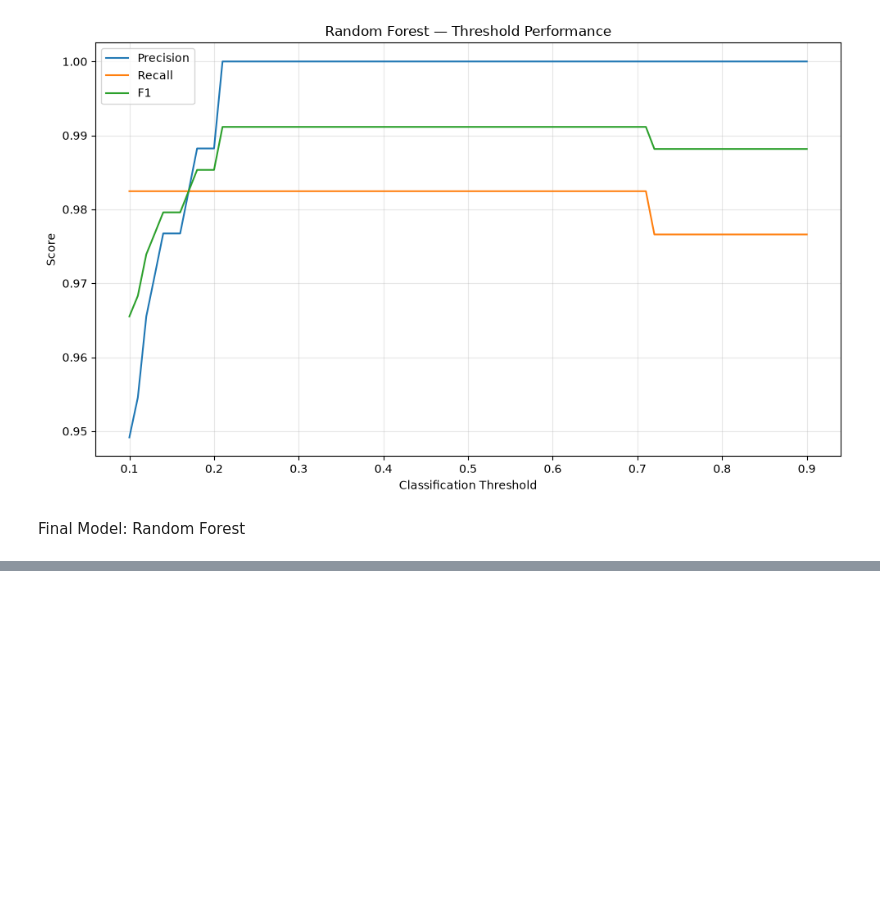
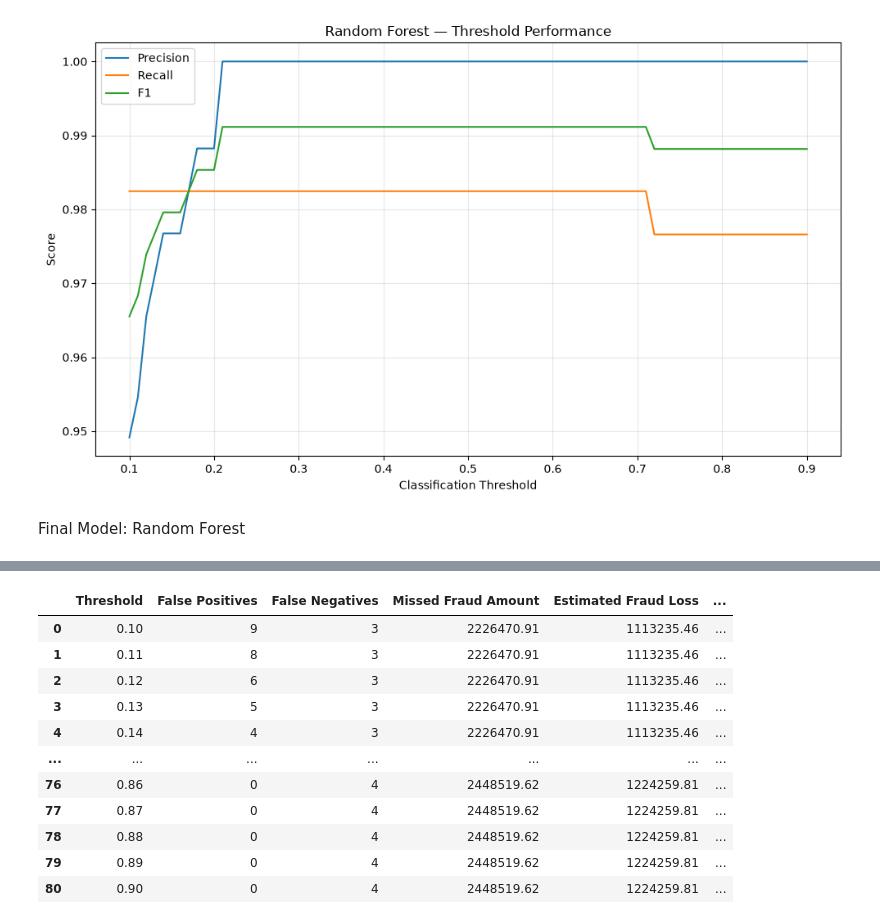
Before and after one commit to KarthikDaivadnya/FraudShield-AI, a Jupyter notebook: fraudshield_ai.ipynb, the cells around one changed output, grey strips where cells are left out. Saved outputs shown, nothing was run; the diff lists cells and outputs as text; code cells hidden in the pictures; blank space fills up the shorter version.

```diff
--- a/fraudshield_ai.ipynb
+++ b/fraudshield_ai.ipynb
@@ -5087,0 +5111,20 @@ Lowest fraudulent fraud probability:
+# %%
+# Inspect the false negatives at the current threshold of 0.21
+
+threshold = 0.21
+
+fn_mask = (
+    (y_val == 1) &
+    (rf_val_proba < threshold)
+)
+
+false_negatives = X_val.loc[fn_mask].copy()
+
+false_negatives["fraud_probability"] = rf_val_proba[fn_mask]
+false_negatives["actual"] = y_val[fn_mask]
+
+false_negatives = false_negatives.sort_values(
+    "fraud_probability"
+)
+
+false_negatives
@@ -5087,0 +5422,74 @@ Lowest fraudulent fraud probability:
+# %%
+# compare financial impact across thresholds
+
+financial_threshold_results = []
+
+exposure_rate = 0.50
+false_positive_cost = 500
+
+for threshold in thresholds:
+
+    threshold_pred = (
+        rf_val_proba >= threshold
+    ).astype(int)
+
+    actual_fraud_mask = (y_val == 1)
+    predicted_fraud_mask = (threshold_pred == 1)
+
+    fn_mask = (
+        actual_fraud_mask &
+        ~predicted_fraud_mask
+    )
+
+    fp_mask = (
+        ~actual_fraud_mask &
+        predicted_fraud_mask
+    )
+
+    fn_amount = X_val.loc[
+        fn_mask,
+        "amount"
+    ].sum()
+
+    fp_count = fp_mask.sum()
+
+    estimated_fraud_loss = (
+        fn_amount * exposure_rate
+    )
+
+    estimated_fp_cost = (
+        fp_count * false_positive_cost
+    )
+
+    total_cost = (
+        estimated_fraud_loss + estimated_fp_cost
+    )
+
+    financial_threshold_results.append({
+        "Threshold": threshold,
+        "False Positives": fp_count,
+        "False Negatives": fn_mask.sum(),
+        "Missed Fraud Amount": fn_amount,
+        "Estimated Fraud Loss": estimated_fraud_loss,
+        "Estimated FP Cost": estimated_fp_cost,
+        "Total Estimated Cost": total_cost
+    })
+
+financial_threshold_df = pd.DataFrame(
+    financial_threshold_results
+)
+
+financial_threshold_df.round(2)
+# %% [output]
+|  | Threshold | False Positives | False Negatives | Missed Fraud Amount | Estimated Fraud Loss | ... |
+| 0 | 0.10 | 9 | 3 | 2226470.91 | 1113235.46 | ... |
+| 1 | 0.11 | 8 | 3 | 2226470.91 | 1113235.46 | ... |
+| 2 | 0.12 | 6 | 3 | 2226470.91 | 1113235.46 | ... |
+| 3 | 0.13 | 5 | 3 | 2226470.91 | 1113235.46 | ... |
+| 4 | 0.14 | 4 | 3 | 2226470.91 | 1113235.46 | ... |
+| ... | ... | ... | ... | ... | ... | ... |
+| 76 | 0.86 | 0 | 4 | 2448519.62 | 1224259.81 | ... |
+| 77 | 0.87 | 0 | 4 | 2448519.62 | 1224259.81 | ... |
+| 78 | 0.88 | 0 | 4 | 2448519.62 | 1224259.81 | ... |
+| 79 | 0.89 | 0 | 4 | 2448519.62 | 1224259.81 | ... |
+| 80 | 0.90 | 0 | 4 | 2448519.62 | 1224259.81 | ... |
```
Also changed, not shown: parts of 30 cells of this notebook.
